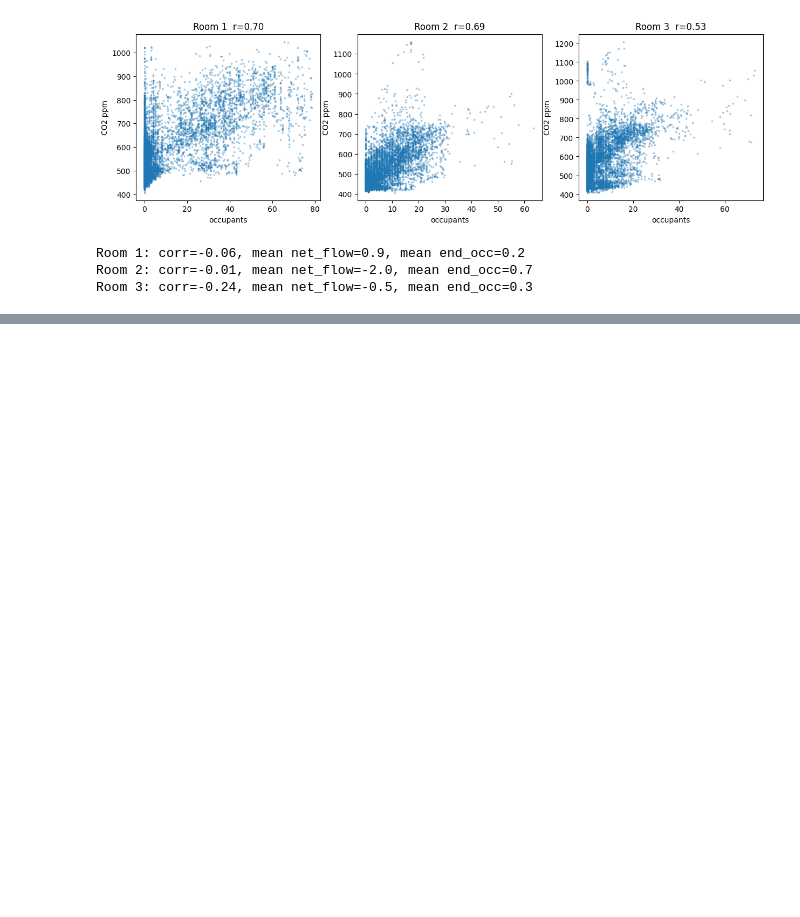
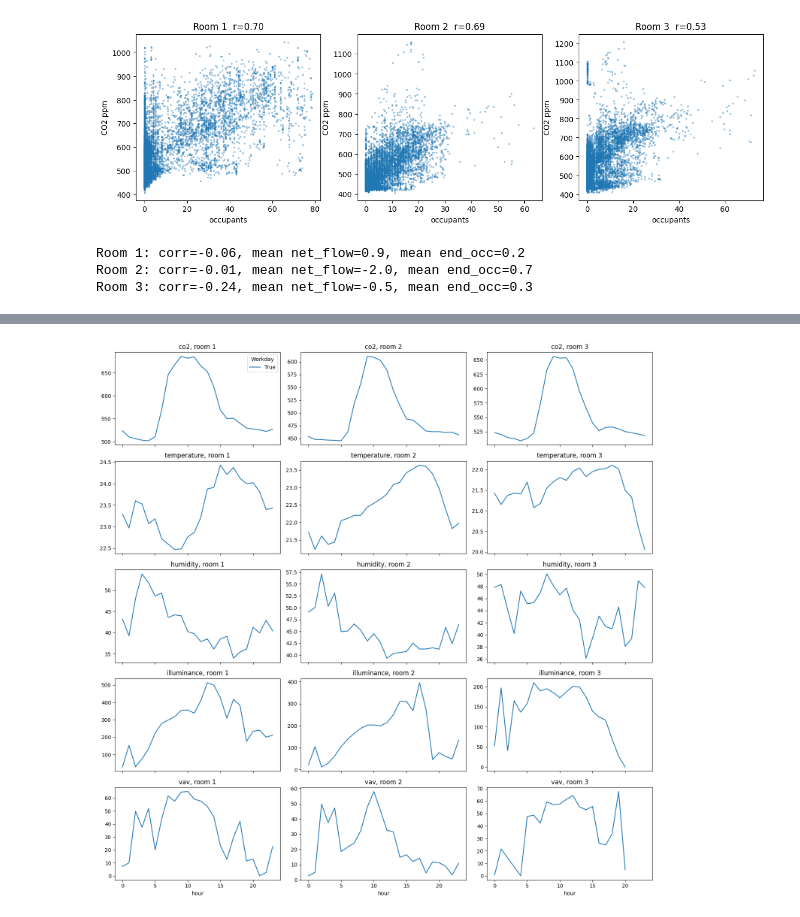
Before and after one commit to SimrahRuqiya/adaptive-district-backbone, a Jupyter notebook: notebooks/02_eda.ipynb, the cells around one changed output, grey strips where cells are left out. Cells and saved outputs as stored; diff of their text form; code cells hidden in the pictures; blank space fills up the shorter version.

```diff
--- a/notebooks/02_eda.ipynb
+++ b/notebooks/02_eda.ipynb
@@ -221,3 +221,16 @@ for r in [1, 2, 3]:
 Room 1: corr=-0.06, mean net_flow=0.9, mean end_occ=0.2
 Room 2: corr=-0.01, mean net_flow=-2.0, mean end_occ=0.7
 Room 3: corr=-0.24, mean net_flow=-0.5, mean end_occ=0.3
+# %%
+SENS = ["co2", "temperature", "humidity", "illuminance", "vav"]
+
+print(raw[raw.sensor.isin(SENS)].groupby(["sensor", "room"])["value"]
+        .describe(percentiles=[.01, .5, .99]).round(1))
+
+# typical time between readings (minutes) and the longest gap within a day
+def gaps(g):
+    m = g.sort_values("minute")["minute"]
+    d = m.groupby(g.sort_values("minute")["DayId"]).diff().dropna()
+    return pd.Series({"median_gap": d.median(), "p95_gap": d.quantile(.95), "max_gap": d.max()})
+
+print(raw[raw.sensor.isin(SENS)].groupby(["sensor", "room"]).apply(gaps).round(1))
@@ -223,0 +255,10 @@ Room 3: corr=-0.24, mean net_flow=-0.5, mean end_occ=0.3
+# %%
+fig, axes = plt.subplots(len(SENS), 3, figsize=(15, 3 * len(SENS)), sharex=True)
+for i, s in enumerate(SENS):
+    for j, r in enumerate([1, 2, 3]):
+        g = raw[(raw.sensor == s) & (raw.room == r)]
+        g.groupby(["hour", "Workday"])["value"].mean().unstack().plot(ax=axes[i, j], legend=(i == 0 and j == 0))
+        axes[i, j].set_title(f"{s}, room {r}")
+plt.tight_layout(); plt.show()
+# %% [output]
+[figure, added]
```
Also changed, not shown: parts of 5 cells of this notebook.
